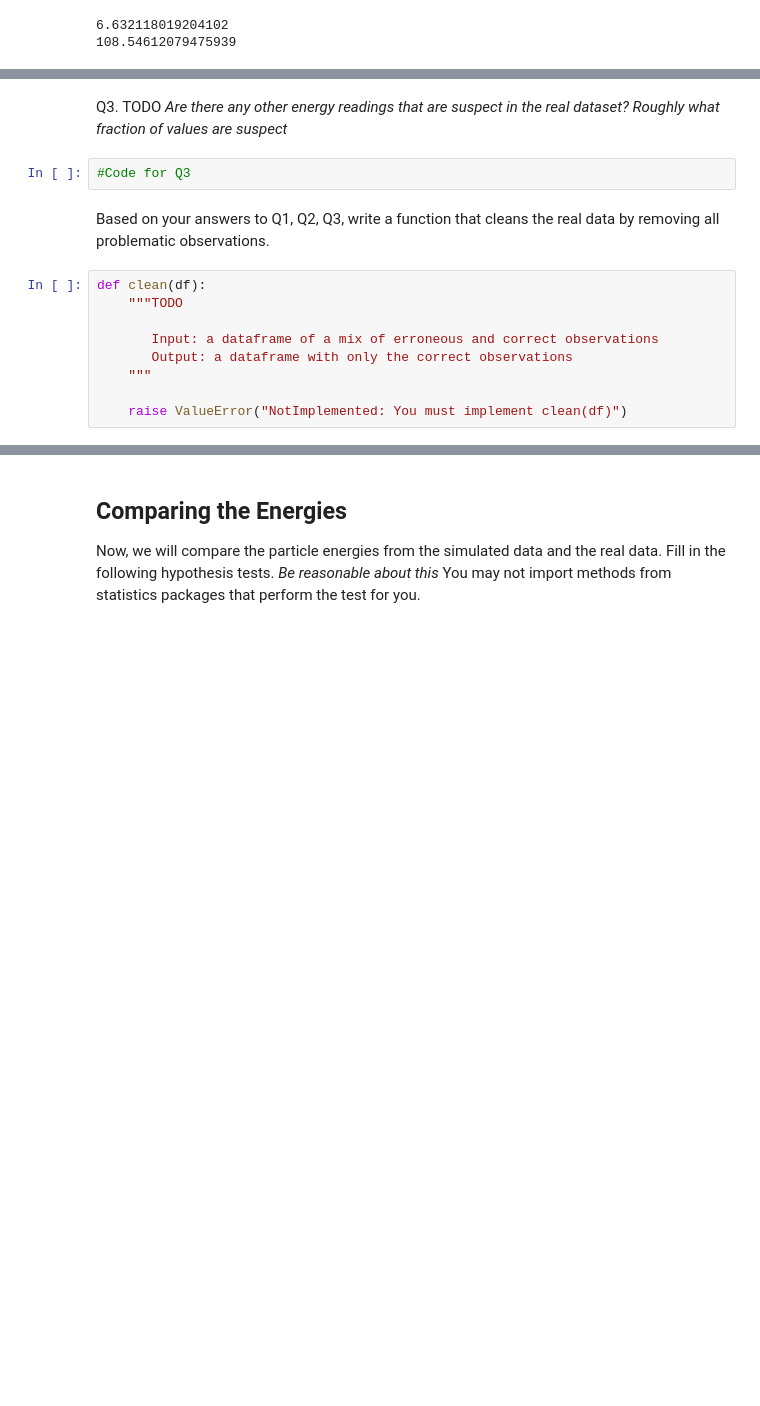
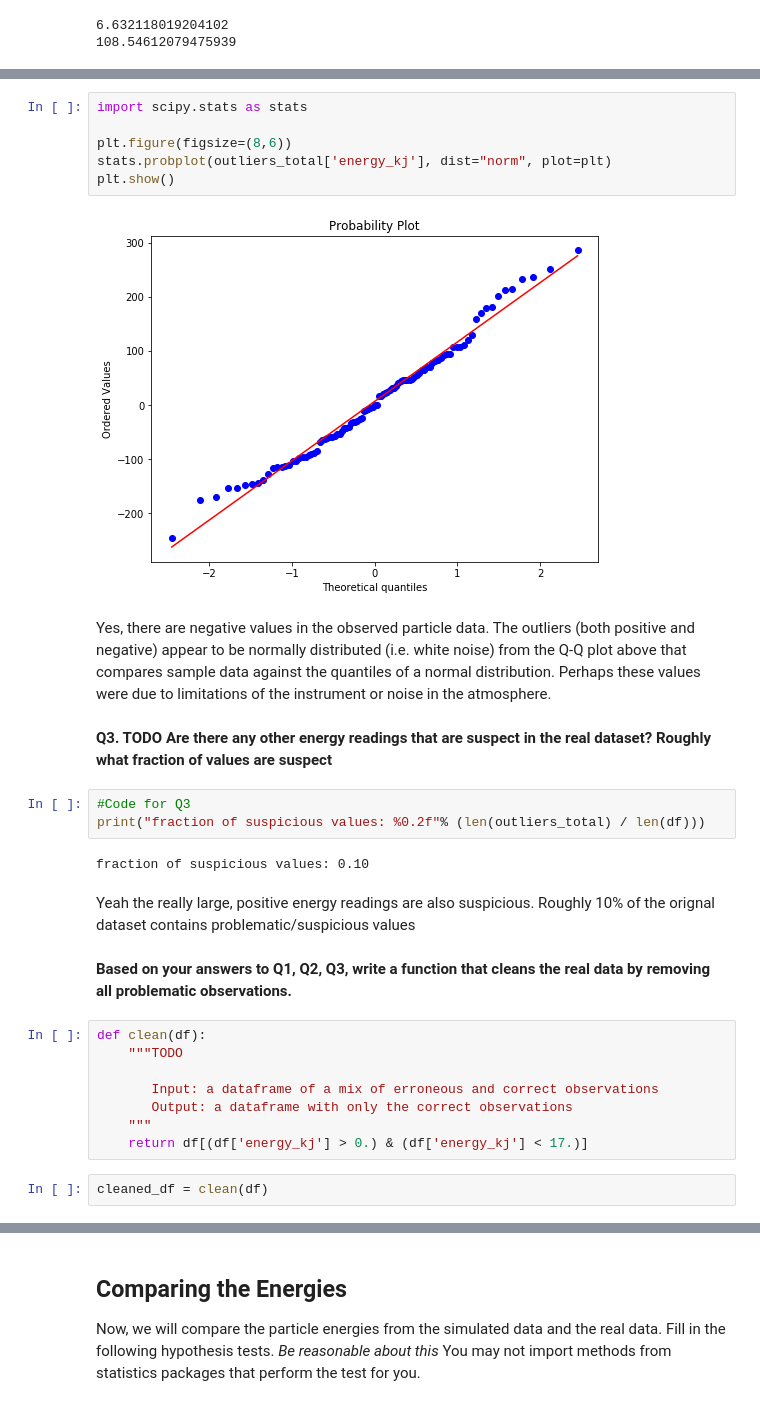
Before and after one commit to callistac/cmsc21800, a Jupyter notebook: Assignment2.ipynb, the cells around one changed output, grey strips where cells are left out. Saved outputs shown, nothing was run; the diff lists cells and outputs as text; blank space fills up the shorter version.

```diff
--- a/Assignment2.ipynb
+++ b/Assignment2.ipynb
@@ -109,9 +113,24 @@ outlier data might sampled from normal distribution, white noise????
+# %%
+import scipy.stats as stats
+
+plt.figure(figsize=(8,6))
+stats.probplot(outliers_total['energy_kj'], dist="norm", plot=plt)
+plt.show()
+# %% [output]
+[figure, added]
+# %% [markdown]
+Yes, there are negative values in the observed particle data. The outliers (both positive and negative) appear to be normally distributed (i.e. white noise) from the Q-Q plot above that compares sample data against the quantiles of a normal distribution. Perhaps these values were due to limitations of the instrument or noise in the atmosphere.
 # %% [markdown]
-Q3. TODO *Are there any other energy readings that are suspect in the real dataset? Roughly what fraction of values are suspect*
+**Q3. TODO Are there any other energy readings that are suspect in the real dataset? Roughly what fraction of values are suspect**
-# %%
-#Code for Q3
+# %%
+#Code for Q3
+print("fraction of suspicious values: %0.2f"% (len(outliers_total) / len(df)))
+# %% [output]
+fraction of suspicious values: 0.10
+# %% [markdown]
+Yeah the really large, positive energy readings are also suspicious. Roughly 10% of the orignal dataset contains problematic/suspicious values
 # %% [markdown]
-Based on your answers to Q1, Q2, Q3, write a function that cleans the real data by removing all problematic observations.
+**Based on your answers to Q1, Q2, Q3, write a function that cleans the real data by removing all problematic observations.**
 # %%
 def clean(df):
     """TODO
@@ -119,5 +138,6 @@ def clean(df):
        Input: a dataframe of a mix of erroneous and correct observations
        Output: a dataframe with only the correct observations
     """
-
-    raise ValueError("NotImplemented: You must implement clean(df)")
+    return df[(df['energy_kj'] > 0.) & (df['energy_kj'] < 17.)]
+# %%
+cleaned_df = clean(df)
```
Also changed, not shown: parts of 31 cells of this notebook.
